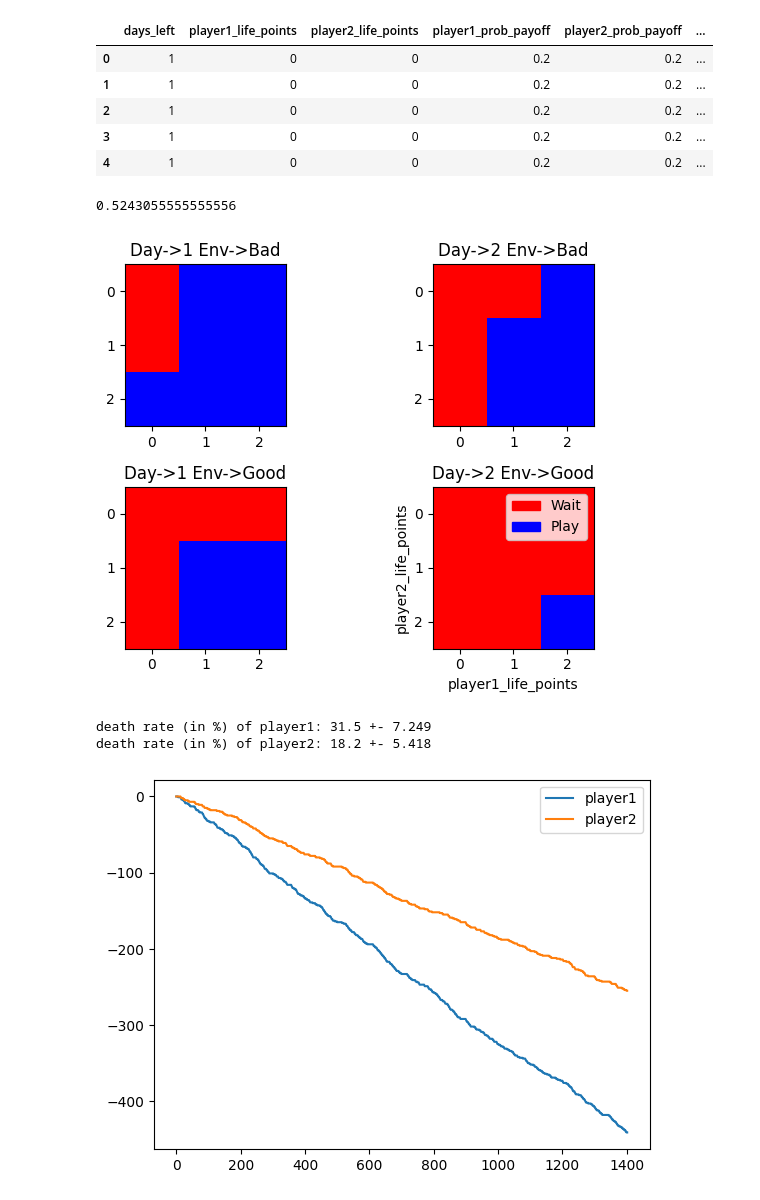
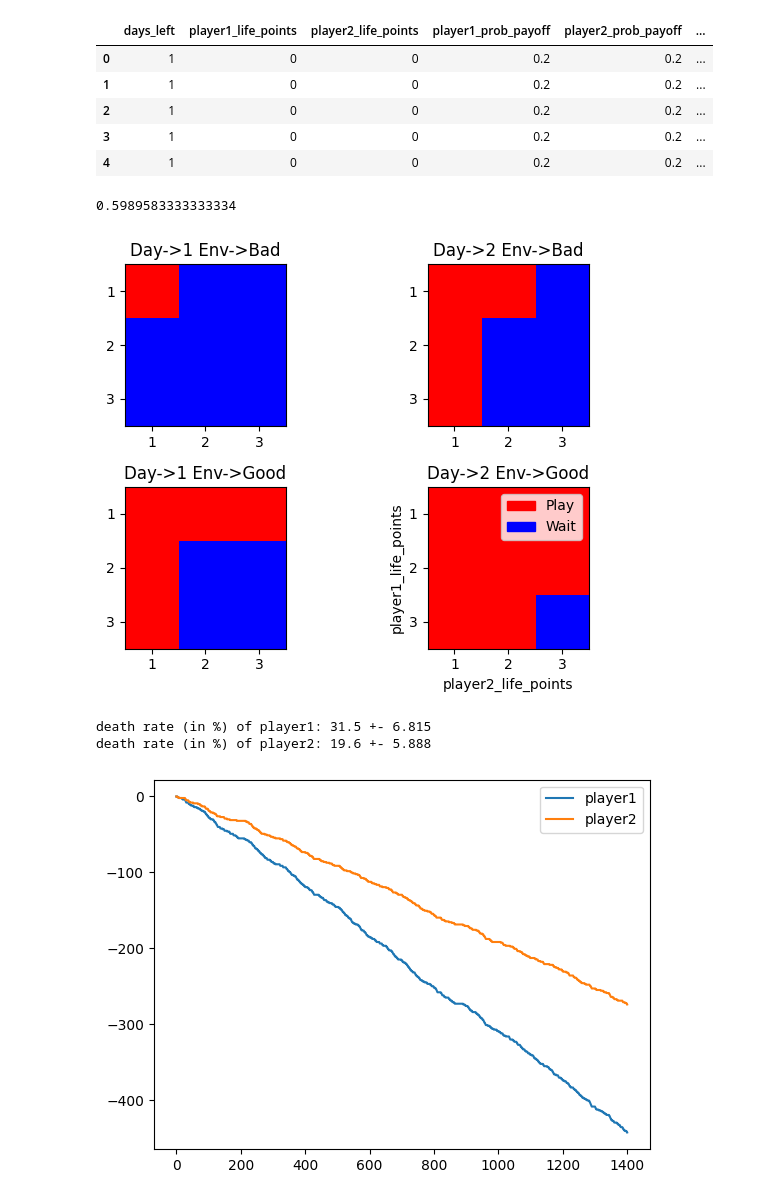
Before and after one commit to faizankshaikh/HomMul, a Jupyter notebook: experiments/trial1.ipynb, the cells around one changed output. Cells and saved outputs as stored; diff of their text form; code cells hidden in the pictures.

Commit message:
modify training with all states (p2)

```diff
--- a/experiments/trial1.ipynb
+++ b/experiments/trial1.ipynb
@@ -826,7 +841,12 @@ class RandomAgent(BasePolicy):
 # %%
 #@title Prerequisites for training
 # Step 2: Wrap the environment for Tianshou interfacing
-def _get_env():
+def _get_env_train():
+    env = HomMul(include_all_states=True)
+    vec_env = parallel_to_aec(env)
+    return PettingZooEnv(vec_env)
+
+def _get_env_test():
     env = HomMul()
     vec_env = parallel_to_aec(env)
     return PettingZooEnv(vec_env)
@@ -842,7 +862,7 @@ agents =  env.agents[:]
 # Step 3: Define policies for each agent
 ## learning agent
 def _get_agent(pretrained=False):
-    vec_env = _get_env()
+    vec_env = _get_env_train()
     net = Net(
         state_shape=vec_env.observation_space.shape,
         action_shape=vec_env.action_space.n,
@@ -866,10 +886,10 @@ def _get_agent(pretrained=False):
 agent_learn1 = _get_agent(pretrained=True)
 agent_learn2 = _get_agent(pretrained=True)
 
-train_policies = MultiAgentPolicyManager([agent_learn1, agent_learn2],  _get_env())
+train_policies = MultiAgentPolicyManager([agent_learn1, agent_learn2],  _get_env_train())
 
-train_envs = DummyVectorEnv([_get_env for _ in range(5)])
-test_envs = DummyVectorEnv([_get_env for _ in range(2)])
+train_envs = DummyVectorEnv([_get_env_train for _ in range(5)])
+test_envs = DummyVectorEnv([_get_env_test for _ in range(2)])
 train_envs.seed(seed)
 test_envs.seed(seed)
 
@@ -877,11 +897,11 @@ test_envs.seed(seed)
 train_collector = Collector(
     train_policies,
     train_envs,
-    VectorReplayBuffer(20_000, len(train_envs)),
+    VectorReplayBuffer(2_000, len(train_envs)),
     exploration_noise=True,
 )
 
-test_policies = MultiAgentPolicyManager([OptimalPolicy(), agent_learn2],  _get_env())
+test_policies = MultiAgentPolicyManager([OptimalPolicy(), agent_learn2],  _get_env_test())
 test_collector = Collector(test_policies, test_envs, exploration_noise=True)
 
 train_collector.collect(n_step=50)
@@ -896,7 +916,7 @@ def save_best_fn(policy):
         torch.save(train_policies.policies[agents[1]].state_dict(), model_save_path2)
 
 def stop_fn(mean_rewards):
-    return mean_rewards >= -0.1
+    return mean_rewards >= -0.05
 
 def train_fn(epoch, env_step):
     # freeze training for player1
@@ -933,8 +953,8 @@ for evolution in range(10):
         max_epoch=20,
         step_per_epoch=1000,
         step_per_collect=50,
-        episode_per_test=100,
-        batch_size=64,
+        episode_per_test=1000,
+        batch_size=512,
         train_fn=train_fn,
         test_fn=test_fn,
         stop_fn=stop_fn,
@@ -1057,7 +1069,7 @@ df.head()
 #@title Visualize policy (mean gameplay)
 (df["player2_predicted_action"] == "play").mean()
 # %% [output]
-0.5243055555555556
+0.5989583333333334
 # %%
 #@title Visualize policy
 ##TODO display logits instead
@@ -1074,6 +1086,8 @@ arr = df.loc[
 
 ax1.imshow(np.reshape(arr, (3, 3)), cmap='bwr')
 ax1.set_title("Day->1 Env->Bad")
+ax1.set_xticks([0, 1, 2], [1, 2, 3])
+ax1.set_yticks([0, 1, 2], [1, 2, 3])
 
 arr = df.loc[
     (df["days_left"] == 2) &
@@ -1086,6 +1100,8 @@ arr = df.loc[
 
 ax2.imshow(np.reshape(arr, (3, 3)), cmap='bwr', vmin=0, vmax=1)
 ax2.set_title("Day->2 Env->Bad")
+ax2.set_xticks([0, 1, 2], [1, 2, 3])
+ax2.set_yticks([0, 1, 2], [1, 2, 3])
 
 arr = df.loc[
     (df["days_left"] == 1) &
@@ -1098,6 +1114,8 @@ arr = df.loc[
 
 ax3.imshow(np.reshape(arr, (3, 3)), cmap='bwr')
 ax3.set_title("Day->1 Env->Good")
+ax3.set_xticks([0, 1, 2], [1, 2, 3])
+ax3.set_yticks([0, 1, 2], [1, 2, 3])
 
 arr = df.loc[
     (df["days_left"] == 2) &
@@ -1110,50 +1128,52 @@ arr = df.loc[
 
 ax = ax4.imshow(np.reshape(arr, (3, 3)), cmap='bwr', vmin=0, vmax=1)
 ax4.set_title("Day->2 Env->Good")
-ax4.set_xlabel("player1_life_points")
-ax4.set_ylabel("player2_life_points")
+ax4.set_xticks([0, 1, 2], [1, 2, 3])
+ax4.set_yticks([0, 1, 2], [1, 2, 3])
+ax4.set_xlabel("player2_life_points")
+ax4.set_ylabel("player1_life_points")
 
-red_patch = mpatches.Patch(color='red', label='Wait')
-blue_patch = mpatches.Patch(color='blue', label='Play')
+red_patch = mpatches.Patch(color='red', label='Play')
+blue_patch = mpatches.Patch(color='blue', label='Wait')
 
 plt.legend(handles=[red_patch, blue_patch])
 
 fig.tight_layout()
 plt.show()
 # %% [output]
-[figure, old version]
+[figure, new version]
 # %%
 #@title Case - optimal vs optimal
-policy = MultiAgentPolicyManager([OptimalPolicy(), OptimalPolicy()],  _get_env())
-test_envs = DummyVectorEnv([_get_env for _ in range(2)])
+policy = MultiAgentPolicyManager([OptimalPolicy(), OptimalPolicy()],  _get_env_test())
+test_envs = DummyVectorEnv([_get_env_test for _ in range(2)])
 test_collector = Collector(policy, test_envs, exploration_noise=True)
 
 result = test_collector.collect(n_step=4*1000)
 arr = result["rews"]
 interval_size = 100
 num_intervals = episodes // interval_size
 
 means = []
 std_devs = []
 
 for i in range(0, episodes, interval_size):
     interval_data = arr[i:i+interval_size]
     mean = np.mean(interval_data, axis=0)
     means.append(mean)
 
 for i in range(num_intervals - 1):
     mean_diff = means[i+1] - means[i]
     std_devs.append(mean_diff)
 
 avg = (np.mean(arr, axis=0)) * -100
 std_dev = np.std(std_devs, axis=0) * 100
 
 print(f"death rate (in %) of player1: {avg[0]:.1f} +- {std_dev[0]:.3f}")
 print(f"death rate (in %) of player2: {avg[1]:.1f} +- {std_dev[1]:.3f}")
 plt.plot(arr.cumsum(axis=0))
 plt.legend(("player1", "player2"))
 plt.show()
 # %% [output]
-death rate (in %) of player1: 31.5 +- 7.249
-death rate (in %) of player2: 18.2 +- 5.418
+death rate (in %) of player1: 31.5 +- 6.815
+death rate (in %) of player2: 19.6 +- 5.888
-[figure, old version]
+[figure, new version]
```
Also changed, not shown: parts of 16 cells of this notebook.
